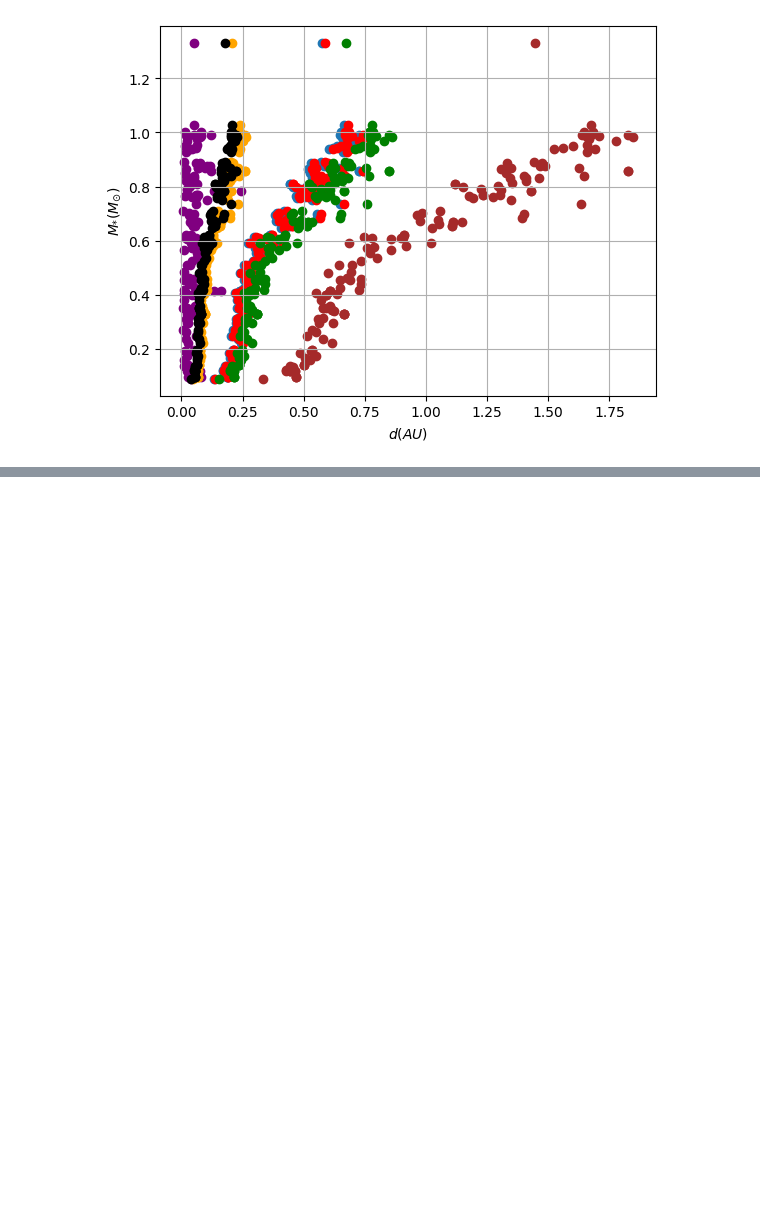
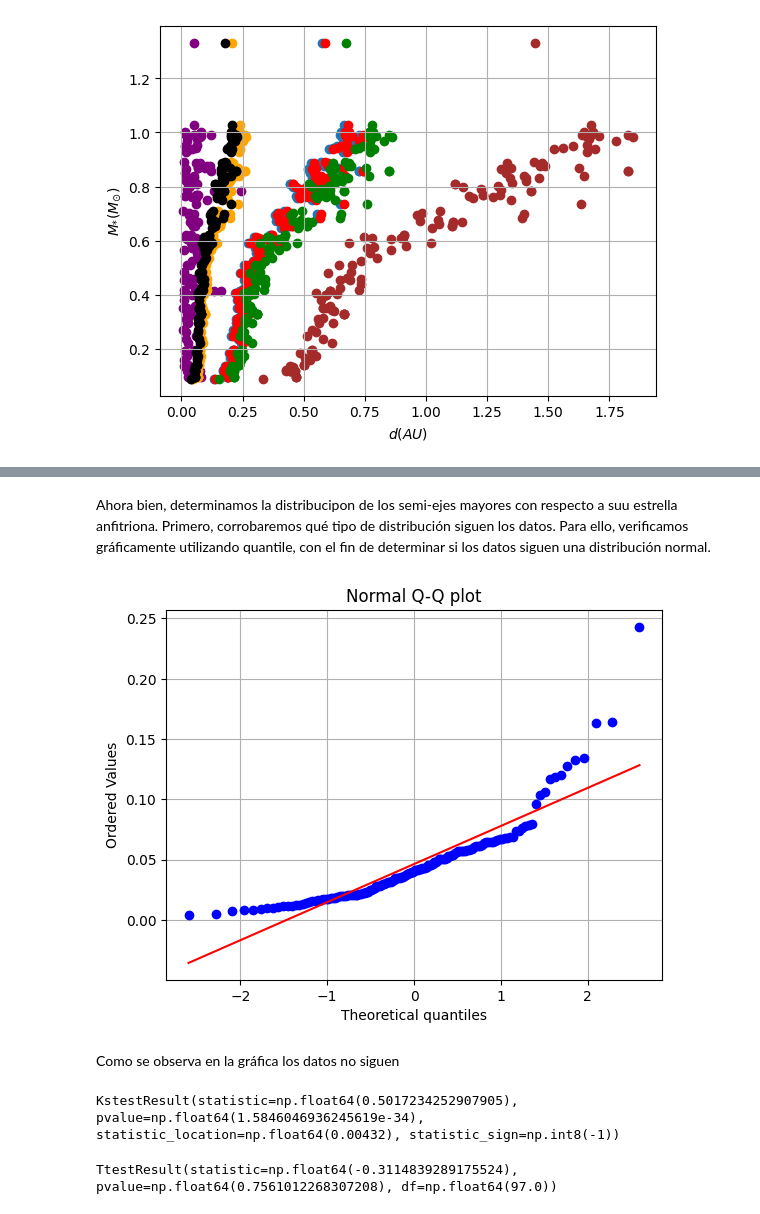
Before and after one commit to Vegaaa99/Tesis, a Jupyter notebook: Data_Analysisi.ipynb, the cells around one changed output, grey strips where cells are left out. Drawn from its saved outputs; the diff is of its cells as text; code cells hidden in the pictures; blank space fills up the shorter version.

```diff
--- a/Data_Analysisi.ipynb
+++ b/Data_Analysisi.ipynb
@@ -369,2 +434,41 @@ plt.show()
+# %% [markdown]
+Ahora bien, determinamos la distribucipon de los semi-ejes mayores con respecto a suu estrella anfitriona. Primero, corrobaremos qué tipo de distribución siguen los datos. Para ello, verificamos gráficamente utilizando quantile, con el fin de determinar si los datos siguen una distribución normal.
+# %%
+import matplotlib.pyplot as plt
+import seaborn as sns
+import scipy.stats as stats
+import pylab as py
+
+# Create Q-Q plot
+stats.probplot(np.sort(a_m), dist="norm", plot=plt)
+plt.title('Normal Q-Q plot')
+plt.xlabel('Theoretical quantiles')
+plt.ylabel('Ordered Values')
+plt.grid(True)
+plt.show()
+# %% [output]
+[figure, added]
+# %% [markdown]
+Como se observa en la gráfica los datos no siguen
 # %%
 # Verificacion de p-value
+from scipy.stats import kstest
+
+res = kstest(a_m, 'norm')
+
+print(res)
+# %% [output]
+KstestResult(statistic=np.float64(0.5017234252907905), pvalue=np.float64(1.5846046936245619e-34), statistic_location=np.float64(0.00432), statistic_sign=np.int8(-1))
+# %%
+#t-Test
+#
+from scipy.stats import ttest_ind
+
+v1 = a_m[:50]
+v2 = a_m[51:100]
+
+res = ttest_ind(v1, v2)
+
+print(res)
+# %% [output]
+TtestResult(statistic=np.float64(-0.3114839289175524), pvalue=np.float64(0.7561012268307208), df=np.float64(97.0))
```
Also changed, not shown: parts of 10 cells of this notebook, 6 other files.
